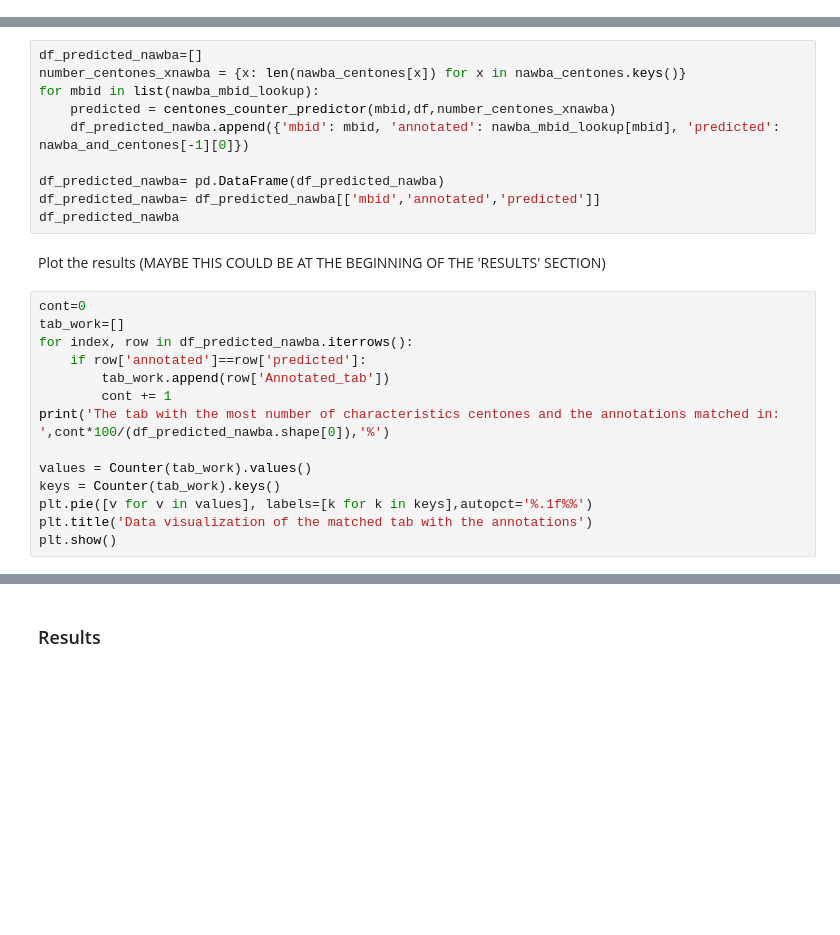
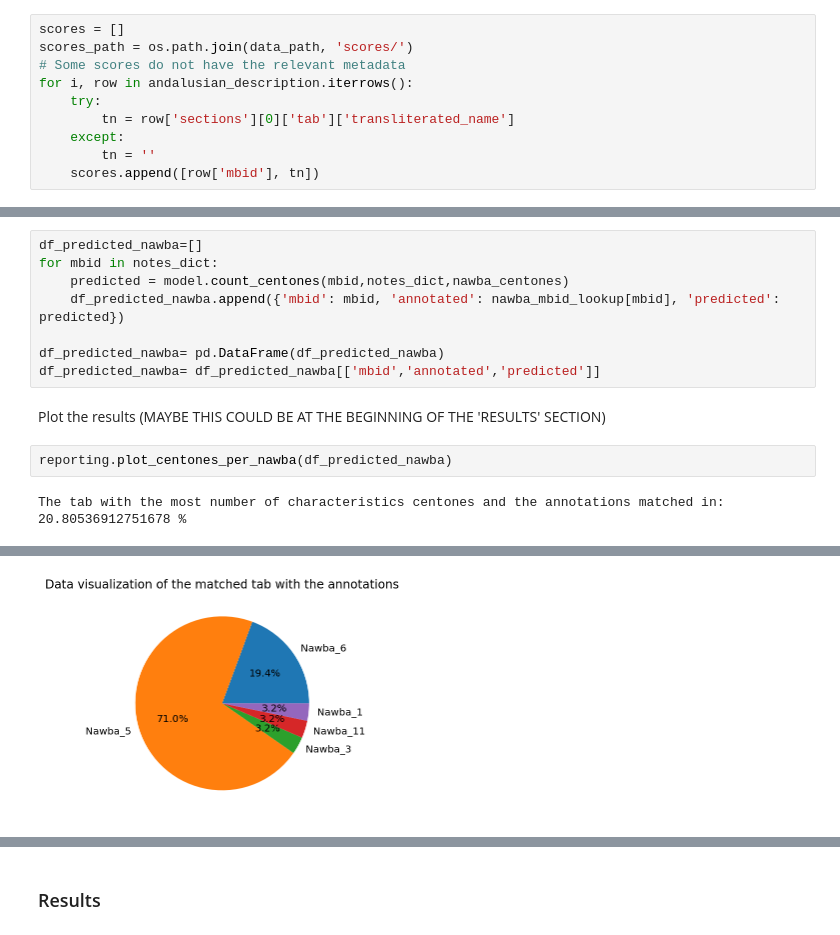
Before and after one commit to thomasgnuttall/quantifying_centones, a Jupyter notebook: notebooks/quantifying_centones.ipynb, the cells around one changed output, grey strips where cells are left out. Drawn from its saved outputs; the diff is of its cells as text; blank space fills up the shorter version.

```diff
--- a/notebooks/quantifying_centones.ipynb
+++ b/notebooks/quantifying_centones.ipynb
@@ -43,6 +47,16 @@ dunya_token = '<INSERT DUNYA TOKEN HERE>'
 scores_path = os.path.join(data_path, 'scores/')
 # %%
 scores = persistence.download_scores(andalusian_description, dunya_token, target_folder=scores_path)
+# %%
+scores = []
+scores_path = os.path.join(data_path, 'scores/')
+# Some scores do not have the relevant metadata
+for i, row in andalusian_description.iterrows():
+    try:
+        tn = row['sections'][0]['tab']['transliterated_name']
+    except:
+        tn = ''
+    scores.append([row['mbid'], tn])
 # %%
 # Replace tab with nawba
 # (mbid, nawba)
@@ -113,26 +121,14 @@ Apply the algorithm for each mbid in nawba_mbid_lookup and store the results in
 # %%
 df_predicted_nawba=[]
-number_centones_xnawba = {x: len(nawba_centones[x]) for x in nawba_centones.keys()}
-for mbid in list(nawba_mbid_lookup):
-    predicted = centones_counter_predictor(mbid,df,number_centones_xnawba)
-    df_predicted_nawba.append({'mbid': mbid, 'annotated': nawba_mbid_lookup[mbid], 'predicted': nawba_and_centones[-1][0]})
+for mbid in notes_dict:
+    predicted = model.count_centones(mbid,notes_dict,nawba_centones)
+    df_predicted_nawba.append({'mbid': mbid, 'annotated': nawba_mbid_lookup[mbid], 'predicted': predicted})
 
 df_predicted_nawba= pd.DataFrame(df_predicted_nawba)
 df_predicted_nawba= df_predicted_nawba[['mbid','annotated','predicted']]
-df_predicted_nawba
 # %% [markdown]
 Plot the results (MAYBE THIS COULD BE AT THE BEGINNING OF THE 'RESULTS' SECTION)
-# %%
-cont=0
-tab_work=[]
-for index, row in df_predicted_nawba.iterrows():
-    if row['annotated']==row['predicted']:
-        tab_work.append(row['Annotated_tab'])
-        cont += 1
-print('The tab with the most number of characteristics centones and the annotations matched in: ',cont*100/(df_predicted_nawba.shape[0]),'%')
-
-values = Counter(tab_work).values()
-keys = Counter(tab_work).keys()
-plt.pie([v for v in values], labels=[k for k in keys],autopct='%.1f%%')
-plt.title('Data visualization of the matched tab with the annotations')
-plt.show()
+# %%
+reporting.plot_centones_per_nawba(df_predicted_nawba)
+# %% [output]
+The tab with the most number of characteristics centones and the annotations matched in:  20.80536912751678 %
@@ -138,0 +136 @@ plt.show()
+[figure, added]
```
Also changed, not shown: parts of 14 cells of this notebook, 3 other files.
